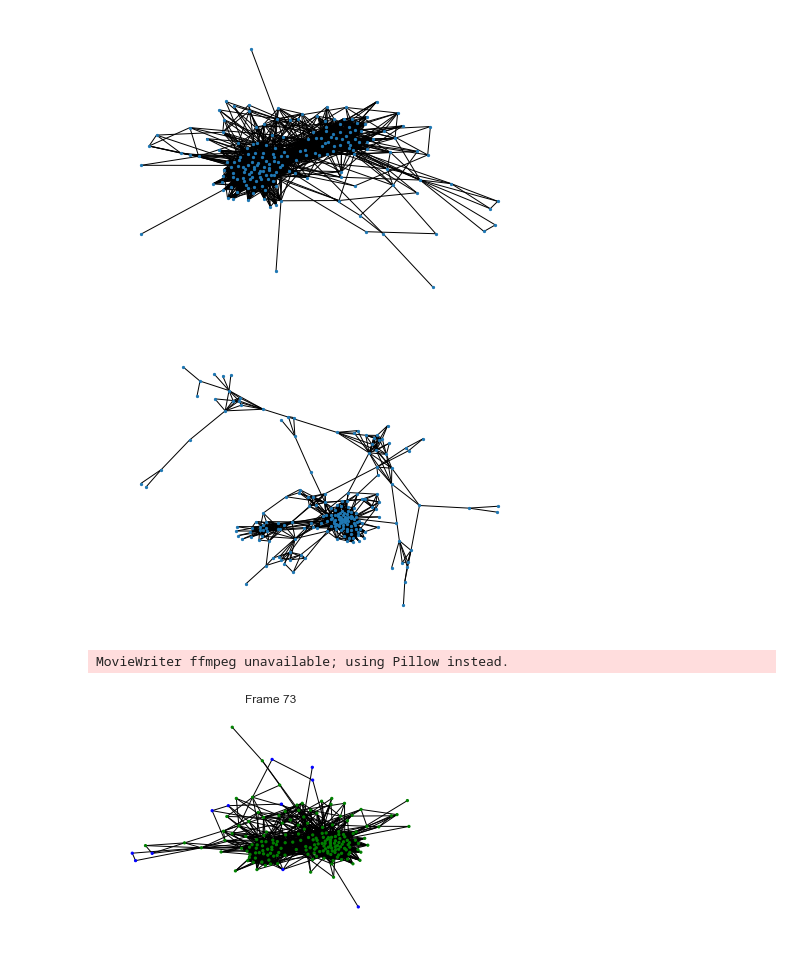
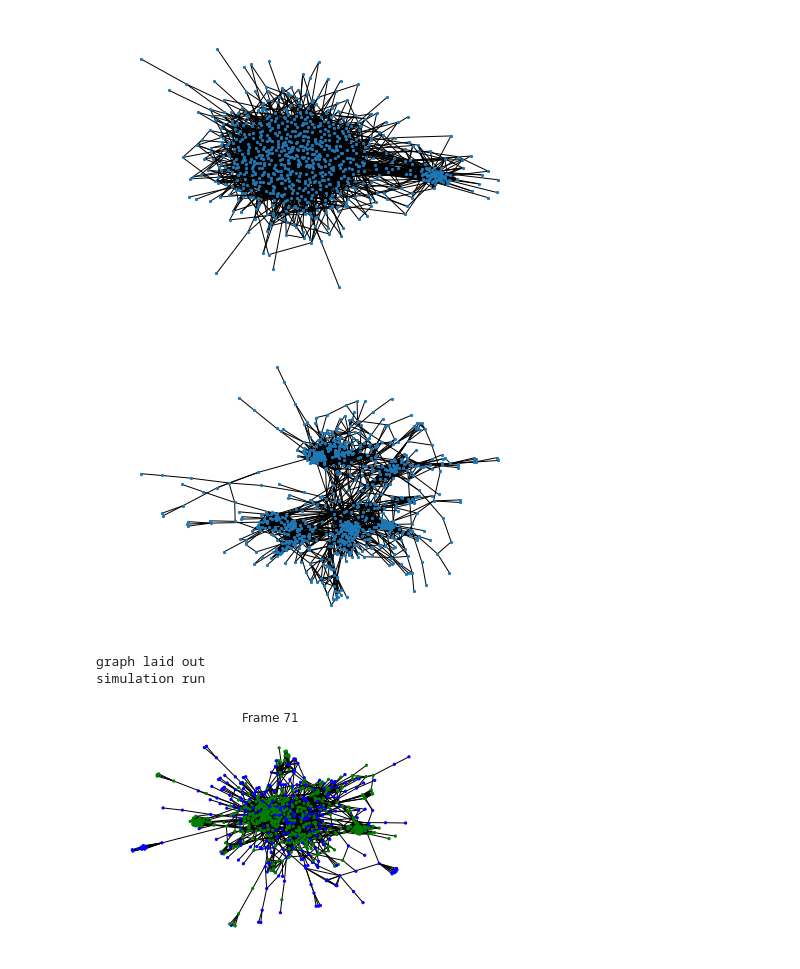
Before and after one commit to neutralpronoun/GRAN_social, a Jupyter notebook: diffusion_testing/Untitled.ipynb, the cells around one changed output. Saved outputs shown, nothing was run; the diff lists cells and outputs as text; code cells hidden in the pictures.

Commit message:
Facebook large training
FB large sampling 800 nodes (for 200 graphs) up to epoch 1000

```diff
--- a/diffusion_testing/Untitled.ipynb
+++ b/diffusion_testing/Untitled.ipynb
@@ -11,9 +11,9 @@ def get_graphs(path):
     items = os.listdir(path)
     return [nx.read_edgelist(os.path.join(path, f), delimiter = "\t") for f in os.listdir(path)]
 # %%
-pred_dir = "/Users/alexdavies/Documents/Year_1/Project/GRAN_social/exp/GRAN/FACEBOOK/pred_graphs"
-sample_dir = "/Users/alexdavies/Documents/Year_1/Project/GRAN_social/exp/GRAN/FACEBOOK/sample_graphs"
-rmat_dir = "/Users/alexdavies/Documents/Year_1/Project/GRAN_social/exp/GRAN/FACEBOOK/rmat_graphs"
+pred_dir = "/home/alex/Documents/Project_CDT/GRAN_social/exp/GRAN/FACEBOOK_LARGE/pred_graphs"
+sample_dir = "/home/alex/Documents/Project_CDT/GRAN_social/exp/GRAN/FACEBOOK_LARGE/sample_graphs"
+rmat_dir = "/home/alex/Documents/Project_CDT/GRAN_social/exp/GRAN/FACEBOOK_LARGE/rmat_graphs"
 
 
 pred_graphs = get_graphs(pred_dir)
@@ -27,13 +27,13 @@ for gg in pred_graphs:
 pred_graphs = vis_graphs
 sample_graphs = get_graphs(sample_dir)
 # %%
-nx.draw(pred_graphs[15], node_size = 5)
+nx.draw(pred_graphs[5], node_size = 5)
 # %% [output]
-[figure, old version]
+[figure, new version]
 # %%
-nx.draw(sample_graphs[15], node_size = 5)
+nx.draw(sample_graphs[5], node_size = 5)
 # %% [output]
-[figure, old version]
+[figure, new version]
 # %%
 import numpy as np
 import networkx as nx
@@ -43,7 +43,7 @@ from matplotlib.animation import FuncAnimation, PillowWriter
 
 
 
-def SIR_full(G,T = 400, HM = 0.025, Gamma = 25, Nb_inf_init = 10):
+def SIR_full(G,T = 400, HM = 0.025, Gamma = 15, Nb_inf_init = 10):
     """ function that runs a simulation of an SIR model on a network.
     Args:
         Gamma(float): recovery rate
@@ -160,34 +160,37 @@ def simple_animation(G):
 #     m = 70 # Number of edges
 #     G = nx.gnm_random_graph(n, m)
     # nsteps = len()
     layout = nx.spring_layout(G)
     layout = nx.nx_pydot.graphviz_layout(G, prog="sfdp")
+    print("graph laid out")
     G = SIR_full(G)
+    print("simulation run")
 
     # n_steps = len(out_graph.nodes["0"]["state"])
     # print(n_steps)
     # print(np.arange(n_steps-1).shape)
 
     for node in list(G.nodes()):
         n_steps = len(G.nodes[node]["state"])
 
 
     # writergif = animation.FFMpegWriter(fps=30)
     # anim.save(f, writer=writergif)
 
     ani = animation.FuncAnimation(fig, simple_update, frames=np.arange(n_steps), fargs=(layout, G, ax))
-    ani.save('animation_1.gif', dpi = 300)
+    ani.save('animation_1.mp4', dpi = 300, fps = 10)
     plt.show()
 
-simple_animation(pred_graphs[15])
+simple_animation(sample_graphs[7])
 
 # nx.draw(sample_graphs[15])
 # plt.show()
 
 # out_graph = SIR_ani_update(sample_graphs[15])
 # for node in list(out_graph.nodes()):
 #     print(out_graph.nodes[node])
 #     print("\n")
 # %% [output]
-MovieWriter ffmpeg unavailable; using Pillow instead.
+graph laid out
+simulation run
-[figure, old version]
+[figure, new version]
```
Also changed, not shown: 38 other files.
